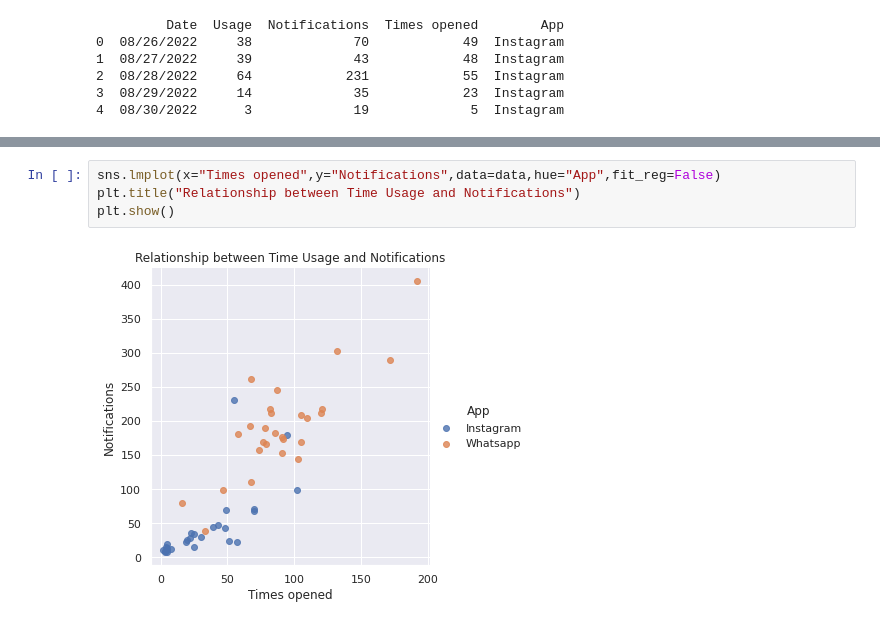
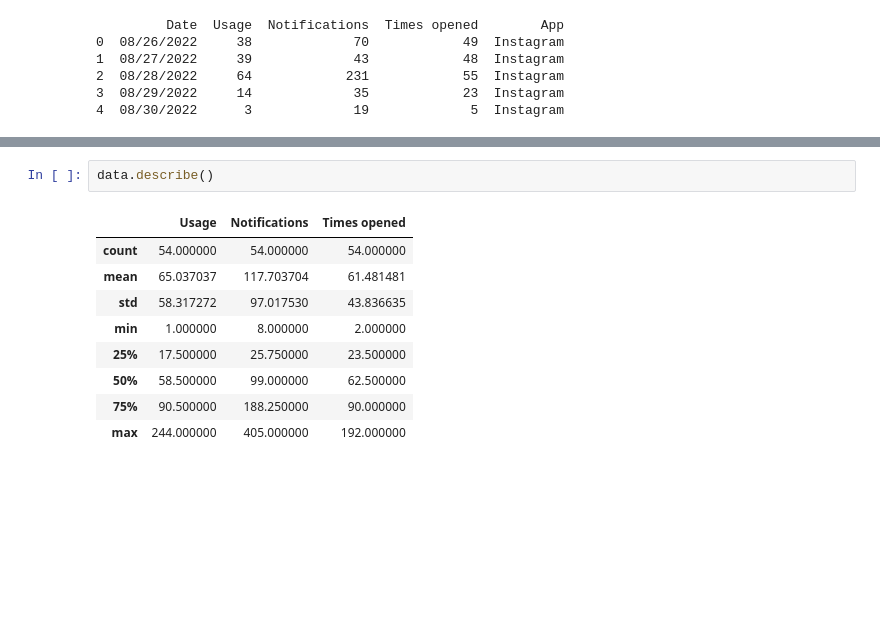
Before and after one commit to AldataSci/ScreenTimeAnalysis, a Jupyter notebook: ScreenTimeAnalysis.ipynb, the cells around one changed output, grey strips where cells are left out. Saved outputs shown, nothing was run; the diff lists cells and outputs as text; blank space fills up the shorter version.

```diff
--- a/ScreenTimeAnalysis.ipynb
+++ b/ScreenTimeAnalysis.ipynb
@@ -53,6 +39,12 @@ plt.show()
-# %%
-sns.lmplot(x="Times opened",y="Notifications",data=data,hue="App",fit_reg=False)
-plt.title("Relationship between Time Usage and Notifications")
-plt.show()
-# %% [output]
-[figure, removed]
+# %%
+data.describe()
+# %% [output]
+|  | Usage | Notifications | Times opened |
+| count | 54.000000 | 54.000000 | 54.000000 |
+| mean | 65.037037 | 117.703704 | 61.481481 |
+| std | 58.317272 | 97.017530 | 43.836635 |
+| min | 1.000000 | 8.000000 | 2.000000 |
+| 25% | 17.500000 | 25.750000 | 23.500000 |
+| 50% | 58.500000 | 99.000000 | 62.500000 |
+| 75% | 90.500000 | 188.250000 | 90.000000 |
+| max | 244.000000 | 405.000000 | 192.000000 |
```
Also changed, not shown: parts of 7 cells of this notebook.
